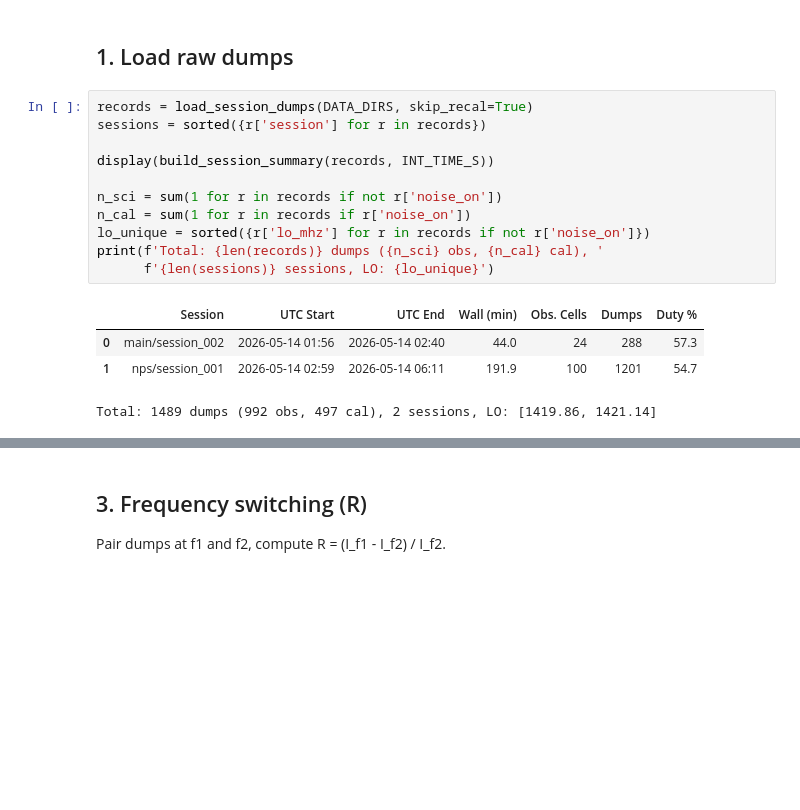
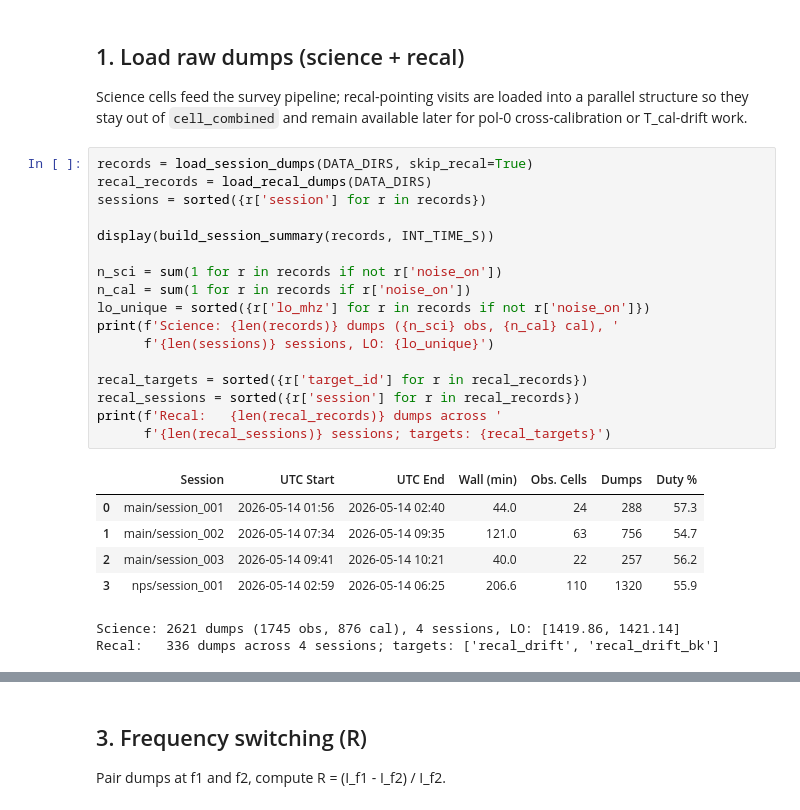
Before and after one commit to raw-asparagus/ay-121, a Jupyter notebook: labs/04/main_scan_load.ipynb, the cells around one changed output, grey strips where cells are left out. Drawn from its saved outputs; the diff is of its cells as text; blank space fills up the shorter version.

```diff
--- a/labs/04/main_scan_load.ipynb
+++ b/labs/04/main_scan_load.ipynb
@@ -88,22 +95,35 @@ MOLL_CENTER_L = 120.0
 
 get_ipython().run_line_magic('matplotlib', 'inline')
 # %% [markdown]
-## 1. Load raw dumps
+## 1. Load raw dumps (science + recal)
+
+Science cells feed the survey pipeline; recal-pointing visits are loaded
+into a parallel structure so they stay out of `cell_combined` and remain
+available later for pol-0 cross-calibration or T_cal-drift work.
 # %%
 records = load_session_dumps(DATA_DIRS, skip_recal=True)
+recal_records = load_recal_dumps(DATA_DIRS)
 sessions = sorted({r['session'] for r in records})
 
 display(build_session_summary(records, INT_TIME_S))
 
 n_sci = sum(1 for r in records if not r['noise_on'])
 n_cal = sum(1 for r in records if r['noise_on'])
 lo_unique = sorted({r['lo_mhz'] for r in records if not r['noise_on']})
-print(f'Total: {len(records)} dumps ({n_sci} obs, {n_cal} cal), '
+print(f'Science: {len(records)} dumps ({n_sci} obs, {n_cal} cal), '
       f'{len(sessions)} sessions, LO: {lo_unique}')
+
+recal_targets = sorted({r['target_id'] for r in recal_records})
+recal_sessions = sorted({r['session'] for r in recal_records})
+print(f'Recal:   {len(recal_records)} dumps across '
+      f'{len(recal_sessions)} sessions; targets: {recal_targets}')
 # %% [output]
 |  | Session | UTC Start | UTC End | Wall (min) | Obs. Cells | Dumps | Duty % |
-| 0 | main/session_002 | 2026-05-14 01:56 | 2026-05-14 02:40 | 44.0 | 24 | 288 | 57.3 |
-| 1 | nps/session_001 | 2026-05-14 02:59 | 2026-05-14 06:11 | 191.9 | 100 | 1201 | 54.7 |
+| 0 | main/session_001 | 2026-05-14 01:56 | 2026-05-14 02:40 | 44.0 | 24 | 288 | 57.3 |
+| 1 | main/session_002 | 2026-05-14 07:34 | 2026-05-14 09:35 | 121.0 | 63 | 756 | 54.7 |
+| 2 | main/session_003 | 2026-05-14 09:41 | 2026-05-14 10:21 | 40.0 | 22 | 257 | 56.2 |
+| 3 | nps/session_001 | 2026-05-14 02:59 | 2026-05-14 06:25 | 206.6 | 110 | 1320 | 55.9 |
-Total: 1489 dumps (992 obs, 497 cal), 2 sessions, LO: [1419.86, 1421.14]
+Science: 2621 dumps (1745 obs, 876 cal), 4 sessions, LO: [1419.86, 1421.14]
+Recal:   336 dumps across 4 sessions; targets: ['recal_drift', 'recal_drift_bk']
 # %% [markdown]
 ## 2. fftshift + RFI flagging + outlier dump filter
```
Also changed, not shown: parts of 15 cells of this notebook, 12 other files.
